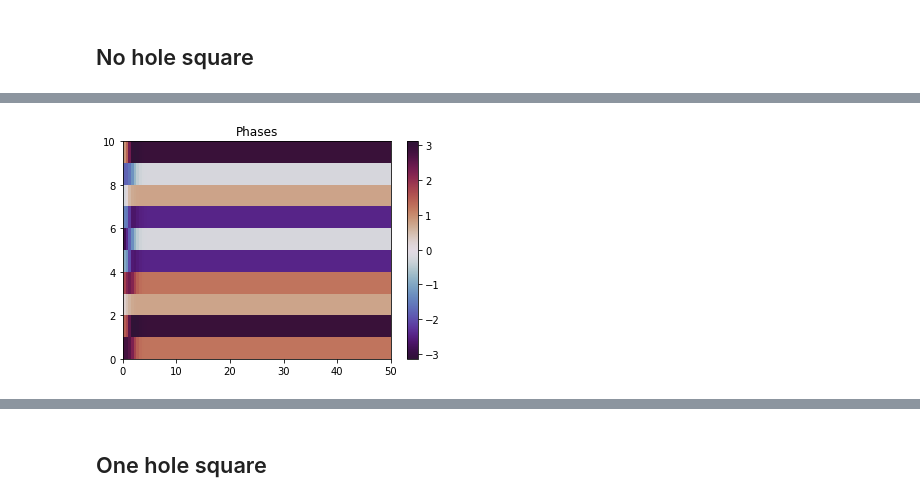
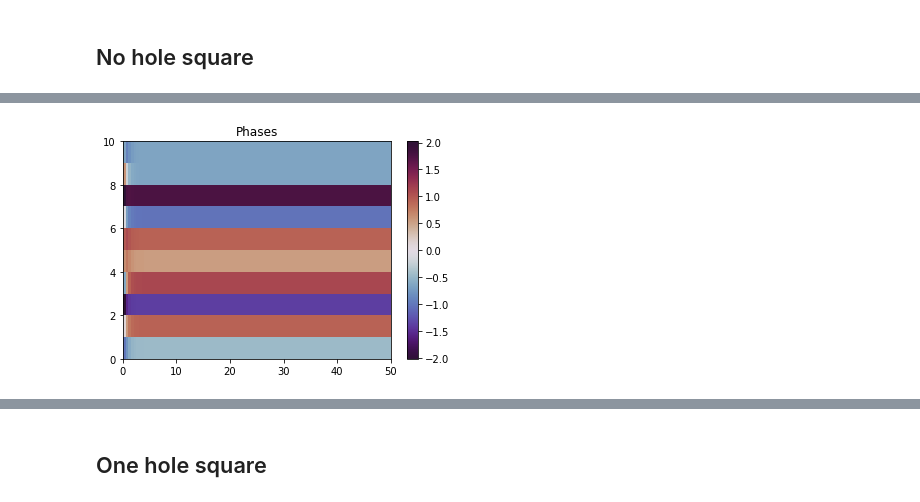
Before and after one commit to arnaudon/simplicial-kuramoto, a Jupyter notebook: notebooks/Edge_Kuramoto_simple_examples.ipynb, the cells around one changed output, grey strips where cells are left out. Saved outputs shown, nothing was run; the diff lists cells and outputs as text; code cells hidden in the pictures.

```diff
--- a/notebooks/Edge_Kuramoto_simple_examples.ipynb
+++ b/notebooks/Edge_Kuramoto_simple_examples.ipynb
@@ -179,14 +203,15 @@ plt.show()
 # %%
-initial_phase = np.random.uniform(0, 2*np.pi, Gsc.n_edges)
+initial_phase = np.random.uniform(0, 1, Gsc.n_edges)
+initial_phase = np.random.normal(0, 2, Gsc.n_edges)
 
 t_max = 50
 n_t = 100
 alpha_1=np.ones(Gsc.lifted_N1.shape[1])*0
 alpha_2 =np.ones(Gsc.lifted_N1.shape[0])*0
 
 initial_phase = np.hstack([initial_phase,-initial_phase])
 
 edge_result = integrate_edge_kuramoto(Gsc, initial_phase, t_max, n_t ,alpha_1=alpha_1,alpha_2=alpha_2)
 plot_edge_kuramoto(edge_result)
 # %% [output]
-[figure, old version]
+[figure, new version]
```
Also changed, not shown: parts of 17 cells of this notebook.
